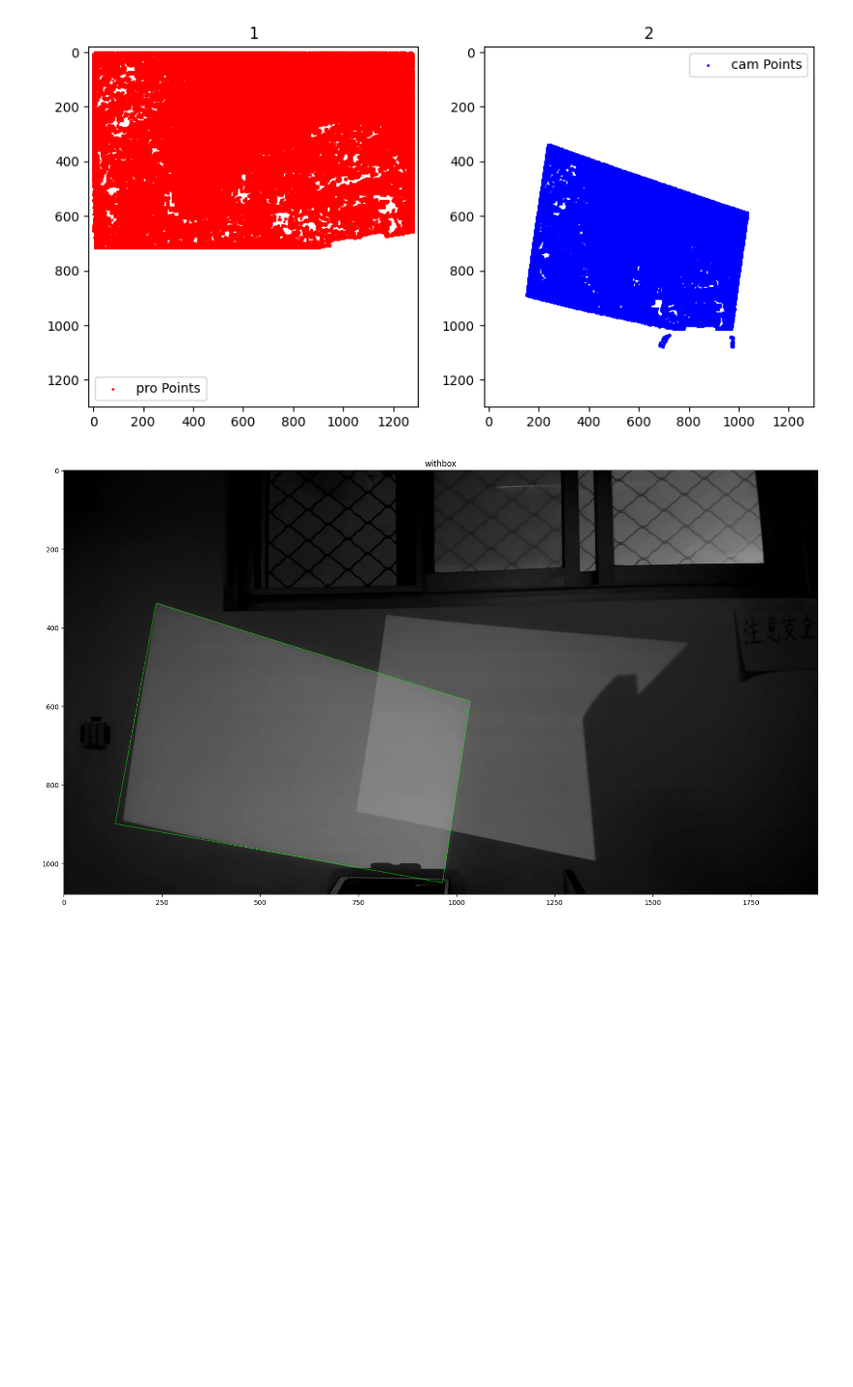
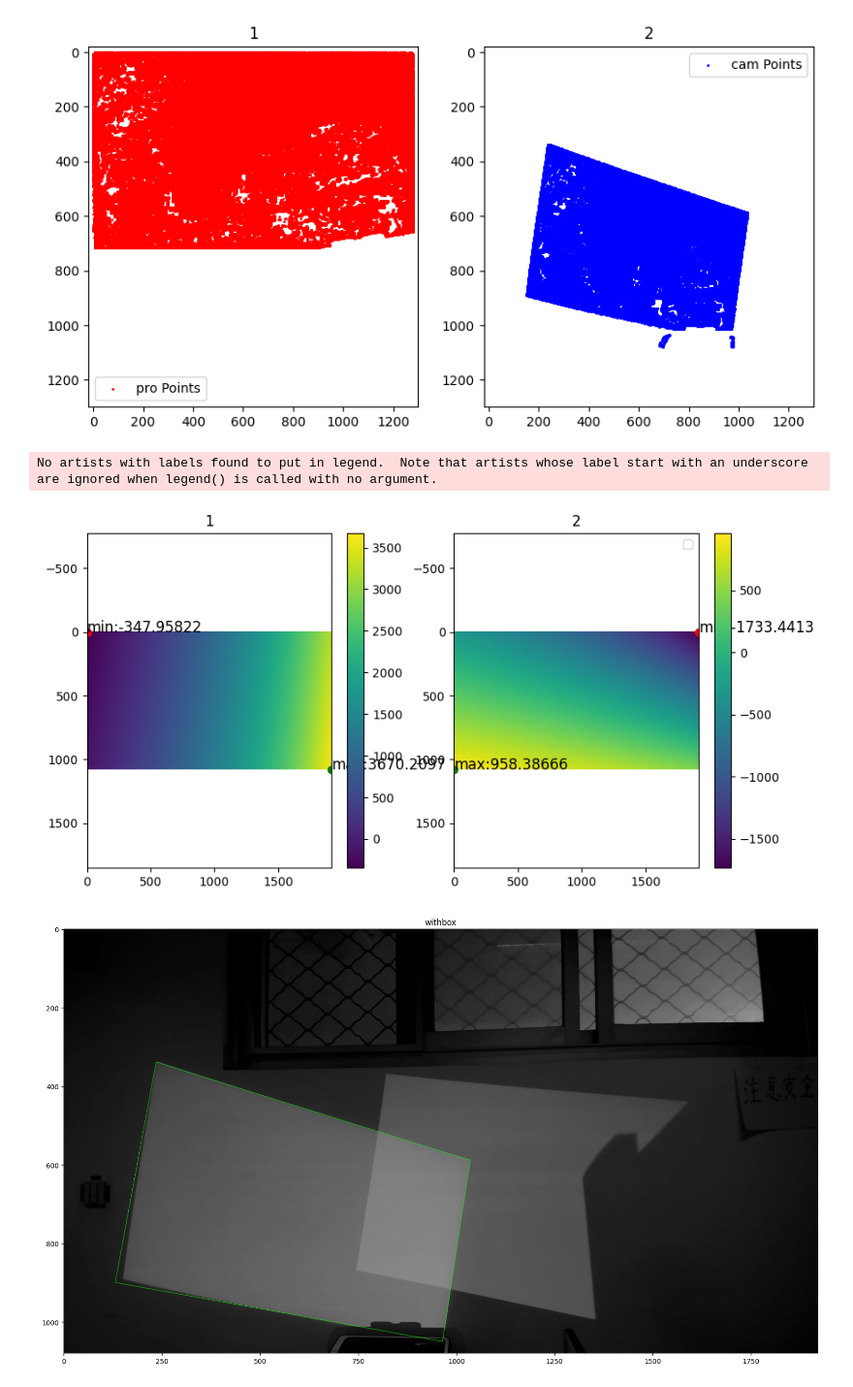
Before and after one commit to 3BPM/muilt-Projector-correction, a Jupyter notebook: test.ipynb, the cells around one changed output. Shown at 97% size. Drawn from its saved outputs; the diff is of its cells as text; code cells hidden in the pictures; blank space fills up the shorter version.

```diff
--- a/test.ipynb
+++ b/test.ipynb
@@ -137,15 +137,39 @@ cam_match_pro=cmrmatchpjt(mask)
 输入cmr_match_pjt通过插值方法实现这一点，并返回一个包含映射信息的矩阵。
 # %%
 # The matching of each point in the image plane of the projector and the camera is accomplished using interpolation, and unmatched points are recorded as Nan
-pro_know = [] # The coordinates of the projection plane
-cam_know = [] # The coordinates of the camera plane
+ptsP = [] # The coordinates of the projection plane
+ptsC = [] # The coordinates of the camera plane
 for i in cam_match_pro:
-    pro_know.append(i[1:])#i[1:]，代码获取了元组中的后两个元素（x和y坐标）
-    cam_know.append(cam_match_pro[i][0])
+    ptsP.append(i[1:])#i[1:]，代码获取了元组中的后两个元素（x和y坐标）
+    ptsC.append(cam_match_pro[i][0])
 # - 首先，函数遍历 cmr_match_pjt 中的每个条目，将投影仪平面的坐标和相机平面的坐标分别存储在 `pro_know` 和 `cam_know` 列表中。
-pro_know = np.array(pro_know)
-cam_know = np.array(np.array(cam_know).reshape(-1,2))#reshape(-1, 2)中的-1表示根据数组的大小自动确定该维度
-r.check2scatter(pro_know,cam_know,True)
+ptsP = np.array(ptsP)
+ptsC = np.array(np.array(ptsC).reshape(-1,2))#reshape(-1, 2)中的-1表示根据数组的大小自动确定该维度
+r.check2scatter(ptsP,ptsC,True)
 # %% [output]
 [figure]
+# %%
+def ptstoH(ptsP,ptsC,cam_size,isinv=True):
+    reprojThresh=-10
+    (H, status) = cv2.findHomography(ptsP, ptsC, cv2.RANSAC, reprojThresh)
+    scale_matrix = np.array([[1920/1280, 0, 0],
+                            [0, 1080/720, 0],
+                            [0, 0, 1]])
+    scale_matrix=np.linalg.inv(scale_matrix)
+    # result = cv2.warpPerspective(target_image, H, (cam_size[0], cam_size[1]))
+    # plt_show('result', result)
+    # img = np.ones((pro_size[1],pro_size[0]), dtype=np.uint8)*255
+    # img= cv2.warpPerspective(img, H, (cam_size[0], cam_size[1]))
+    # check2map(white_img,img)
+    if isinv:
+        map_x, map_y=r.gen_mapxmapy(np.linalg.inv(H),cam_size)
+    else:
+        map_x, map_y=r.gen_mapxmapy(H,cam_size)
+    check2map(map_x, map_y)
+    return map_x, map_y,H
+
+_,_,H1_pro2cam=ptstoH(ptsP,ptsC,cam_size)
+# %% [output]
+No artists with labels found to put in legend.  Note that artists whose label start with an underscore are ignored when legend() is called with no argument.
+[figure, added]
 # %%
```
Also changed, not shown: parts of 4 cells of this notebook, 5 other files.
